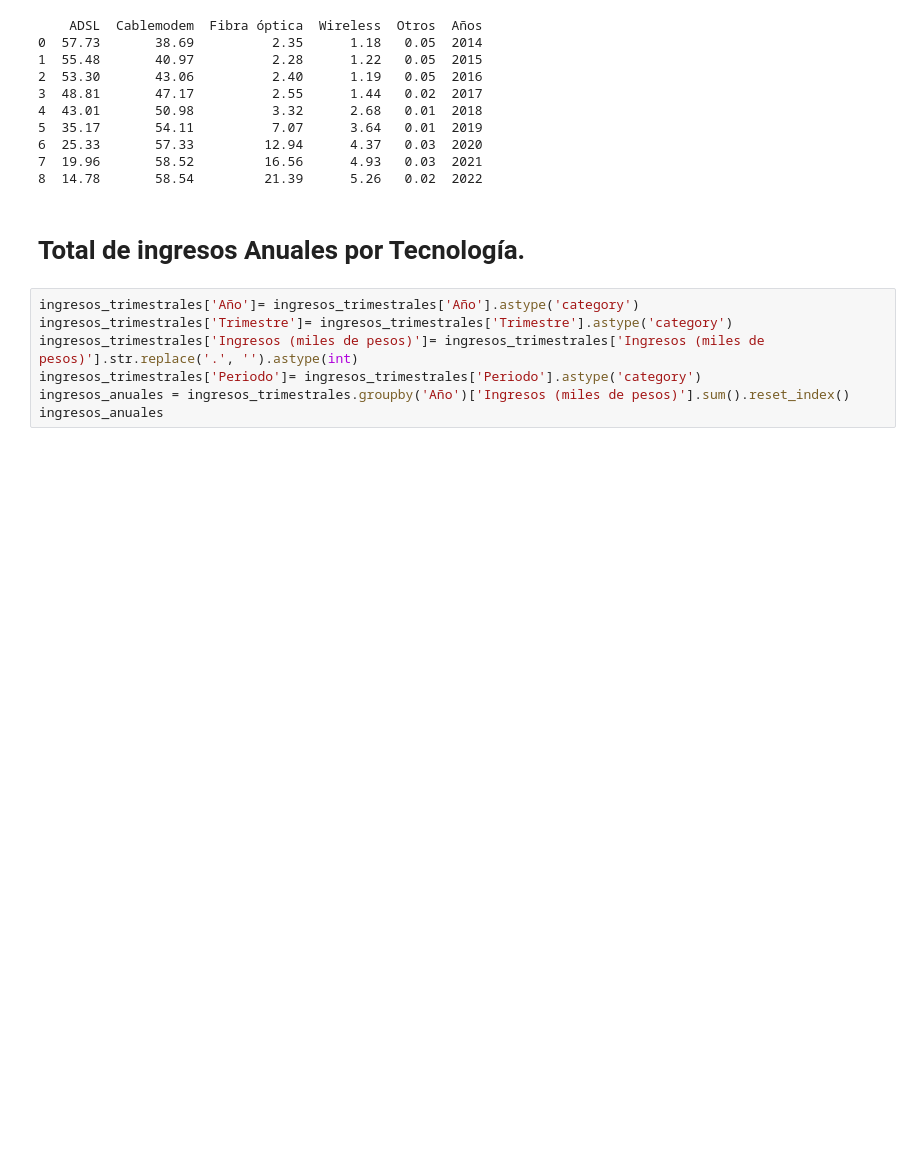
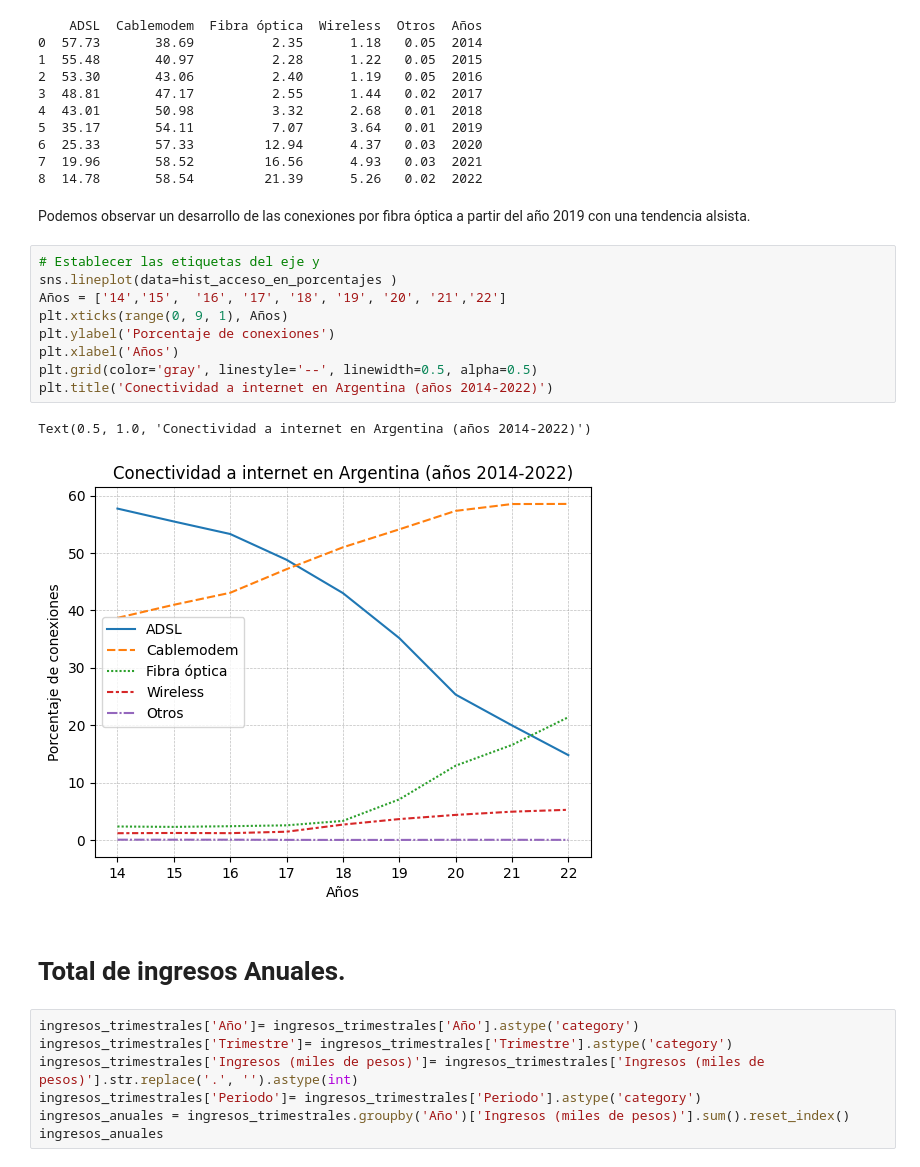
Before and after one commit to volpo/Telecomuniation_PI, a Jupyter notebook: EDA.ipynb, the cells around one changed output. Saved outputs shown, nothing was run; the diff lists cells and outputs as text; blank space fills up the shorter version.

```diff
--- a/EDA.ipynb
+++ b/EDA.ipynb
@@ -305,8 +305,22 @@ print(hist_acceso_en_porcentajes)
 6  25.33       57.33         12.94      4.37   0.03  2020
 7  19.96       58.52         16.56      4.93   0.03  2021
 8  14.78       58.54         21.39      5.26   0.02  2022
+# %% [markdown]
+Podemos observar un desarrollo de las conexiones por fibra óptica a partir del año 2019 con una tendencia alsista.
+# %%
+# Establecer las etiquetas del eje y
+sns.lineplot(data=hist_acceso_en_porcentajes )
+Años = ['14','15',  '16', '17', '18', '19', '20', '21','22']
+plt.xticks(range(0, 9, 1), Años)
+plt.ylabel('Porcentaje de conexiones')
+plt.xlabel('Años')
+plt.grid(color='gray', linestyle='--', linewidth=0.5, alpha=0.5)
+plt.title('Conectividad a internet en Argentina (años 2014-2022)')
+# %% [output]
+Text(0.5, 1.0, 'Conectividad a internet en Argentina (años 2014-2022)')
+[figure, added]
 # %% [markdown]
-#  Total de ingresos Anuales por Tecnología.
+#  Total de ingresos Anuales.
 # %%
 ingresos_trimestrales['Año']= ingresos_trimestrales['Año'].astype('category')
 ingresos_trimestrales['Trimestre']= ingresos_trimestrales['Trimestre'].astype('category')
```
Also changed, not shown: parts of 7 cells of this notebook, 1 other file.
